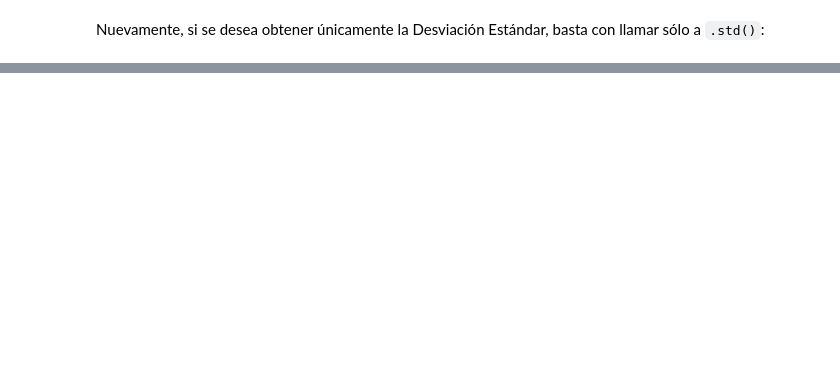
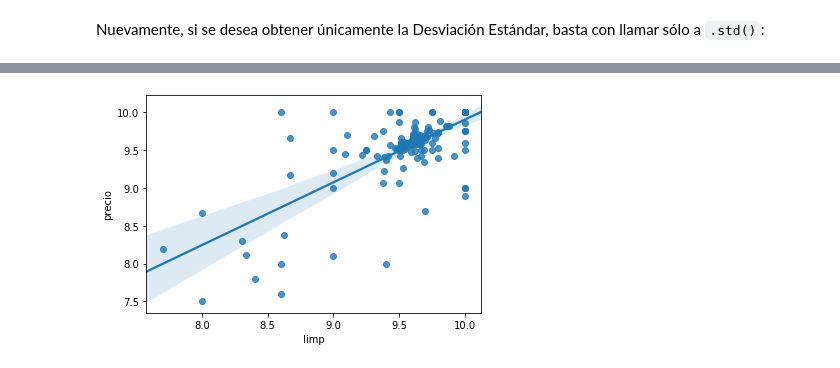
Before and after one commit to CentroGeo/curso-geoinformatica-2, a Jupyter notebook: 06_regionalizacion/06_parte2.ipynb, the cells around one changed output, grey strips where cells are left out. Cells and saved outputs as stored; diff of their text form; code cells hidden in the pictures; blank space fills up the shorter version.

```diff
--- a/06_regionalizacion/06_parte2.ipynb
+++ b/06_regionalizacion/06_parte2.ipynb
@@ -149,0 +153,6 @@ Lo tabla anterior también permite dar una primera idea de cuál es la variació
+# %%
+# Ejecutar el Algoritmo AZP de Regionalización
+layer.cluster('azp', ['calif'], 10, wType='queen')
+
+# Indicar a qué región pertenece cada AGEB como una nueva columna
+airbnb['azpcls_10'] = layer.region2areas
@@ -149,0 +195,6 @@ Lo tabla anterior también permite dar una primera idea de cuál es la variació
+# %%
+# Ejecutar el Algoritmo AZP de Regionalización
+layer.cluster('azp', ['calif'], 5, wType='queen')
+
+# Indicar a qué región pertenece cada AGEB como una nueva columna
+airbnb['azpcls_5'] = layer.region2areas
@@ -149,0 +419,4 @@ Lo tabla anterior también permite dar una primera idea de cuál es la variació
+# %%
+_ = sns.regplot(x = 'limp' , y = 'precio' , data = airbnb)
+# %% [output]
+[figure, added]
```
Also changed, not shown: parts of 41 cells of this notebook, 38 other files.
